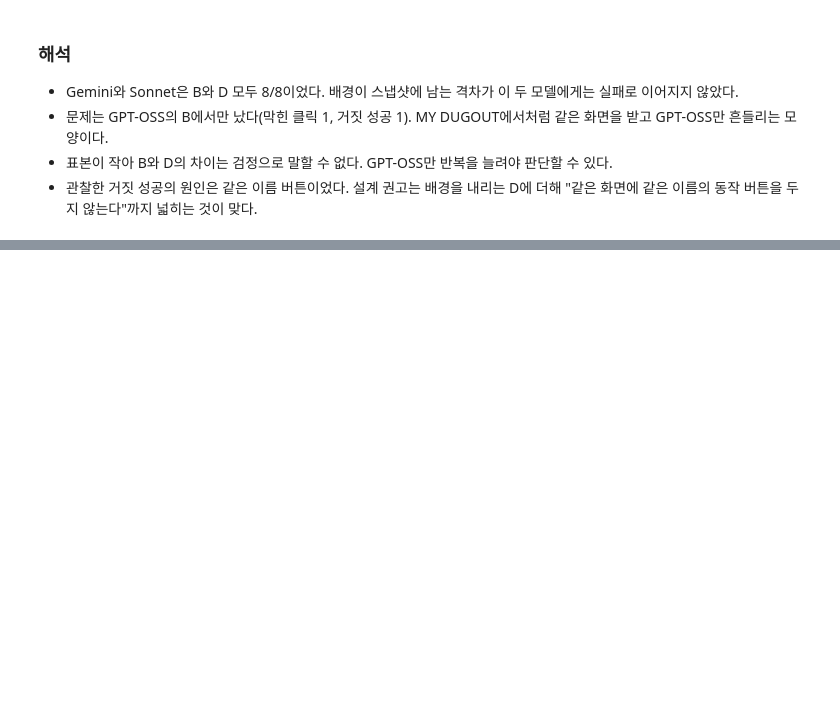
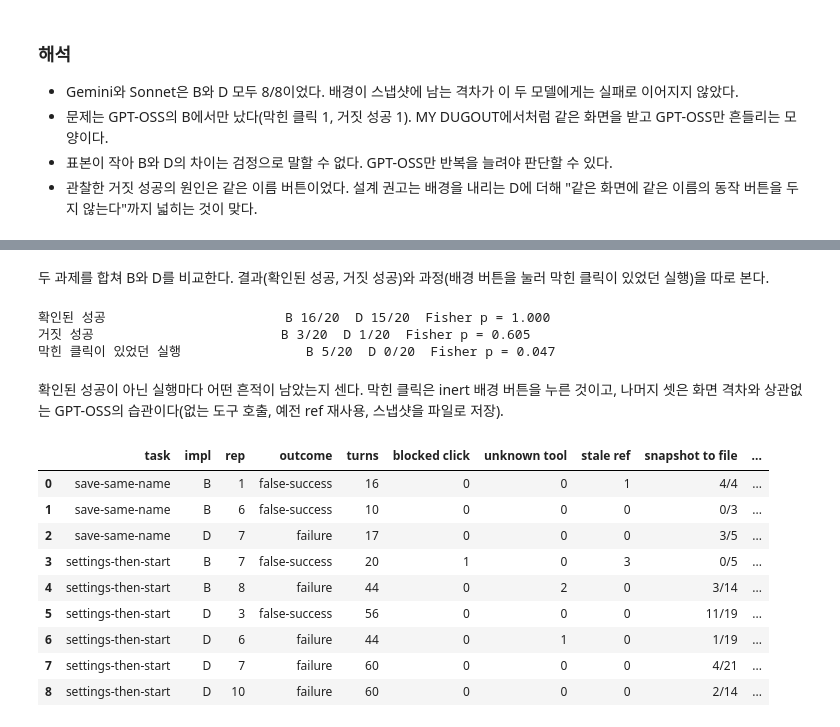
Before and after one commit to leeeeeseojin/agent-a11y-gap, a Jupyter notebook: analysis/02_agent_runs.ipynb, the cells around one changed output, grey strips where cells are left out. Cells and saved outputs as stored; diff of their text form; code cells hidden in the pictures; blank space fills up the shorter version.

```diff
--- a/analysis/02_agent_runs.ipynb
+++ b/analysis/02_agent_runs.ipynb
@@ -210,0 +236,45 @@ habits.groupby("model").sum()
+# %% [markdown]
+두 과제를 합쳐 B와 D를 비교한다. 결과(확인된 성공, 거짓 성공)와 과정(배경 버튼을 눌러 막힌 클릭이 있었던 실행)을 따로 본다.
+# %%
+def compare(flag, label):
+    t = [[int(flag[gpt.impl == i].sum()), int((~flag[gpt.impl == i]).sum())] for i in ["B", "D"]]
+    odds, p = fisher_exact(t)
+    print(f"{label:28} B {t[0][0]}/{sum(t[0])}  D {t[1][0]}/{sum(t[1])}  Fisher p = {p:.3f}")
+
+compare(gpt.outcome == "confirmed-success", "확인된 성공")
+compare(gpt.outcome == "false-success", "거짓 성공")
+compare(gpt["blocked run"], "막힌 클릭이 있었던 실행")
+# %% [output]
+확인된 성공                       B 16/20  D 15/20  Fisher p = 1.000
+거짓 성공                        B 3/20  D 1/20  Fisher p = 0.605
+막힌 클릭이 있었던 실행                B 5/20  D 0/20  Fisher p = 0.047
+# %% [markdown]
+확인된 성공이 아닌 실행마다 어떤 흔적이 남았는지 센다. 막힌 클릭은 inert 배경 버튼을 누른 것이고,
+나머지 셋은 화면 격차와 상관없는 GPT-OSS의 습관이다(없는 도구 호출, 예전 ref 재사용, 스냅샷을 파일로 저장).
+# %%
+def traces(r):
+    errors = [c for c in r["toolCalls"] if c["isError"]]
+    snaps = [c for c in r["toolCalls"] if c["name"] == "browser_snapshot"]
+    return {
+        "task": r["task"], "impl": r["impl"], "rep": r["rep"], "outcome": r["outcome"], "turns": r["numTurns"],
+        "blocked click": r["blockedClicks"],
+        "unknown tool": sum("Unknown tool" in c["resultPreview"] or "Invalid tool arguments" in c["resultPreview"] for c in errors),
+        "stale ref": sum("not found in the current page snapshot" in c["resultPreview"] for c in errors),
+        "snapshot to file": f"{sum(bool((c.get('input') or {}).get('filename')) for c in snaps)}/{len(snaps)}",
+        "grader notes": "; ".join(r["grade"]["notes"]),
+    }
+
+gpt_runs = [r for r in runs if r.get("model") == "openai/gpt-oss-120b" and r["task"] in ("settings-then-start", "save-same-name")
+            and r["impl"] in ("B", "D") and r["outcome"] not in ("invalid", "confirmed-success")]
+pd.DataFrame([traces(r) for r in gpt_runs]).sort_values(["task", "impl", "rep"]).reset_index(drop=True)
+# %% [output]
+|  | task | impl | rep | outcome | turns | blocked click | unknown tool | stale ref | snapshot to file | ... |
+| 0 | save-same-name | B | 1 | false-success | 16 | 0 | 0 | 1 | 4/4 | ... |
+| 1 | save-same-name | B | 6 | false-success | 10 | 0 | 0 | 0 | 0/3 | ... |
+| 2 | save-same-name | D | 7 | failure | 17 | 0 | 0 | 0 | 3/5 | ... |
+| 3 | settings-then-start | B | 7 | false-success | 20 | 1 | 0 | 3 | 0/5 | ... |
+| 4 | settings-then-start | B | 8 | failure | 44 | 0 | 2 | 0 | 3/14 | ... |
+| 5 | settings-then-start | D | 3 | false-success | 56 | 0 | 0 | 0 | 11/19 | ... |
+| 6 | settings-then-start | D | 6 | failure | 44 | 0 | 1 | 0 | 1/19 | ... |
+| 7 | settings-then-start | D | 7 | failure | 60 | 0 | 0 | 0 | 4/21 | ... |
+| 8 | settings-then-start | D | 10 | failure | 60 | 0 | 0 | 0 | 2/14 | ... |
```
Also changed, not shown: parts of 4 cells of this notebook.
